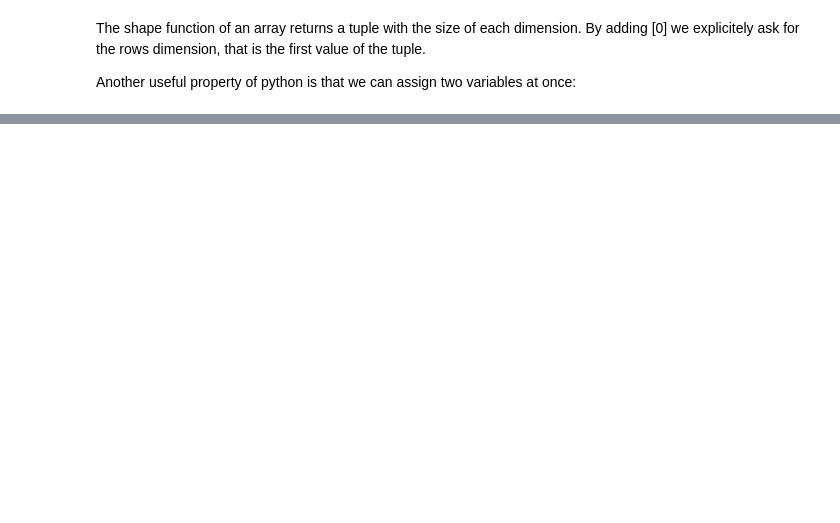
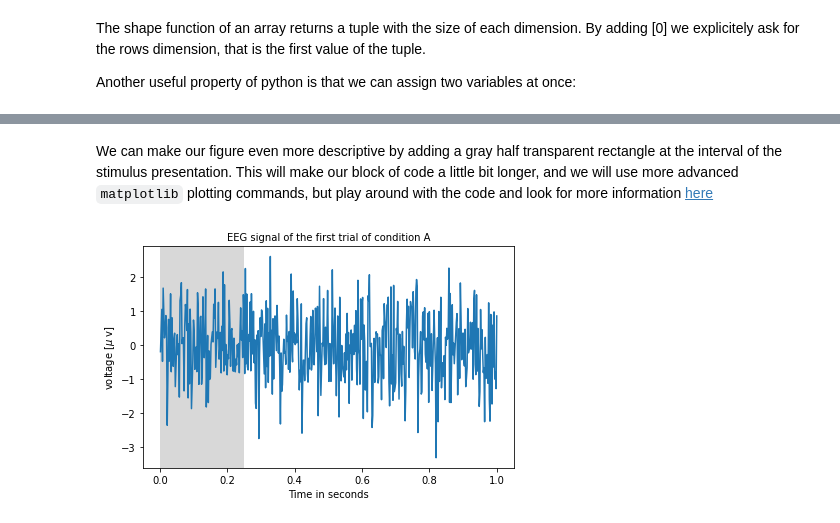
Before and after one commit to christinadelta/Intro_EEG_Analyses_WithPy, a Jupyter notebook: introduction_to_ERPs .ipynb, the cells around one changed output, grey strips where cells are left out. Cells and saved outputs as stored; diff of their text form; code cells hidden in the pictures; blank space fills up the shorter version.

````diff
--- a/introduction_to_ERPs .ipynb
+++ b/introduction_to_ERPs .ipynb
@@ -116,0 +200,22 @@ Do you understand why? If not, look [here](https://note.nkmk.me/en/python-tuple-
+# %% [markdown]
+We can make our figure even more descriptive by adding a gray half transparent rectangle at the interval of the stimulus presentation. This will make our block of code a little bit longer, and we will use more advanced ```matplotlib``` plotting commands, but play around with the code and look for more information [here](https://matplotlib.org/stable/api/_as_gen/matplotlib.axes.Axes.axhline.html)
+# %%
+fig, ax = plt.subplots()
+ax.plot(eeg_times, eeg_a[0])
+
+ax.set_title('EEG signal of the first trial of condition A', fontsize=10)
+ax.set_ylabel('voltage [$\mu$ v]')
+ax.set_xlabel('Time in seconds')
+ax.axvspan(0.0, 0.250, facecolor='0.5', alpha=0.3)
+
+plt.xticks(size=10)
+plt.yticks(size=10)
+plt.xlabel('Time in seconds', size=10)
+plt.ylabel('voltage [$\mu$ v]', size=10)
+plt.tight_layout()
+
+# save the file
+save_file = os.path.join(root_dir, 'figures', f'plot_cond1_3.png')
+plt.savefig(save_file)
+# %% [output]
+[figure, added]
````
Also changed, not shown: parts of 17 cells of this notebook.
